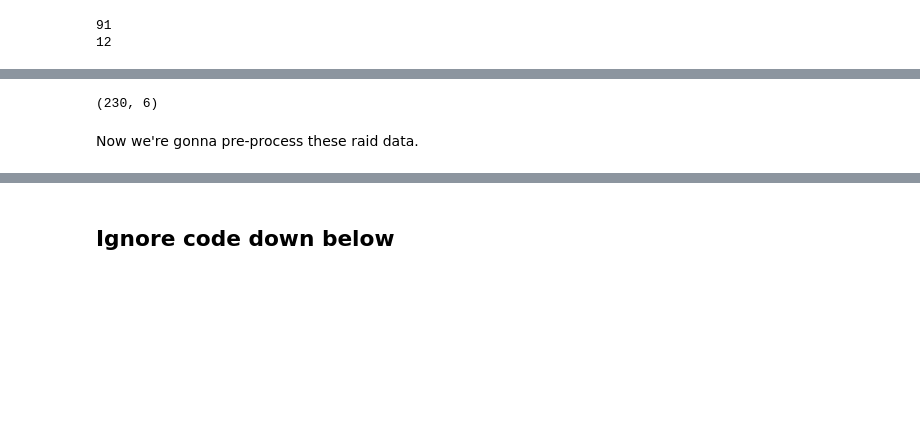
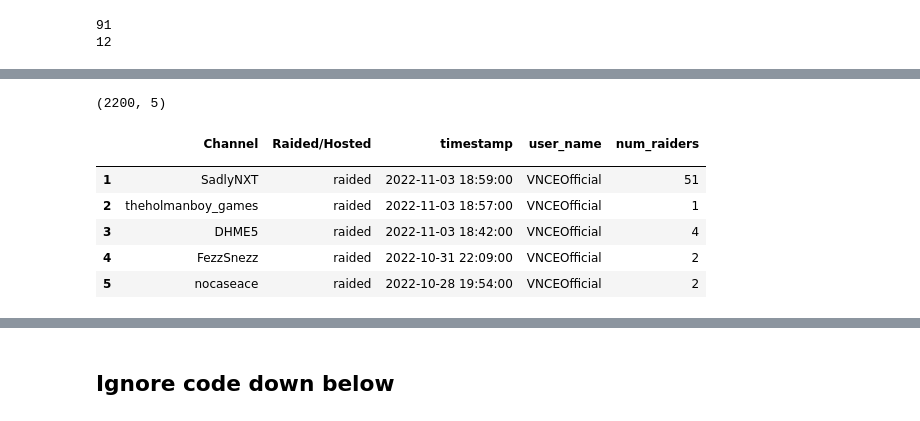
Before and after one commit to pearl-yu/twitch_project, a Jupyter notebook: raid_data_exploration.ipynb, the cells around one changed output, grey strips where cells are left out. Drawn from its saved outputs; the diff is of its cells as text; code cells hidden in the pictures; blank space fills up the shorter version.

```diff
--- a/raid_data_exploration.ipynb
+++ b/raid_data_exploration.ipynb
@@ -108,11 +94,12 @@ def get_data(soup_object):
 
     return outputHead, outputRows
 # %%
-with open("raid_VNCEOOfficial.html") as fp:
-    soup = BeautifulSoup(fp, 'html.parser')
-
-outputHead, outputRows = get_data(soup)
-raid_df= pd.DataFrame(outputRows,columns=outputHead)[1:].set_index(outputHead[0])
-
-raid_df.head()
+# testing the code with one streamer
+#with open("raid_VNCEOfficial.html") as fp:
+#    soup = BeautifulSoup(fp, 'html.parser')
+#
+#outputHead, outputRows = get_data(soup)
+#raid_df= pd.DataFrame(outputRows,columns=outputHead)[1:].set_index(outputHead[0])
+#
+#raid_df.head()
 # %%
@@ -133,2 +148,17 @@ for i in range(len(raid_file_list)):
+# %%
+raid_df_clean.head()
+print(raid_df_clean.shape)
+# %% [output]
+(2200, 5)
+# %%
+raid_df_clean.head()
+# %% [output]
+|  | Channel | Raided/Hosted | timestamp | user_name | num_raiders |
+|  |  |  |  |  |  |
+| 1 | SadlyNXT | raided | 2022-11-03 18:59:00 | VNCEOfficial | 51 |
+| 2 | theholmanboy_games | raided | 2022-11-03 18:57:00 | VNCEOfficial | 1 |
+| 3 | DHME5 | raided | 2022-11-03 18:42:00 | VNCEOfficial | 4 |
+| 4 | FezzSnezz | raided | 2022-10-31 22:09:00 | VNCEOfficial | 2 |
+| 5 | nocaseace | raided | 2022-10-28 19:54:00 | VNCEOfficial | 2 |
 # %%
 # This saves to google drive directly
@@ -136,7 +165,0 @@ raid_df.to_csv('raid_df.csv')
-# %%
-raid_df.head()
-print(raid_df.shape)
-# %% [output]
-(230, 6)
-# %% [markdown]
-Now we're gonna pre-process these raid data.
```
Also changed, not shown: parts of 34 cells of this notebook.
